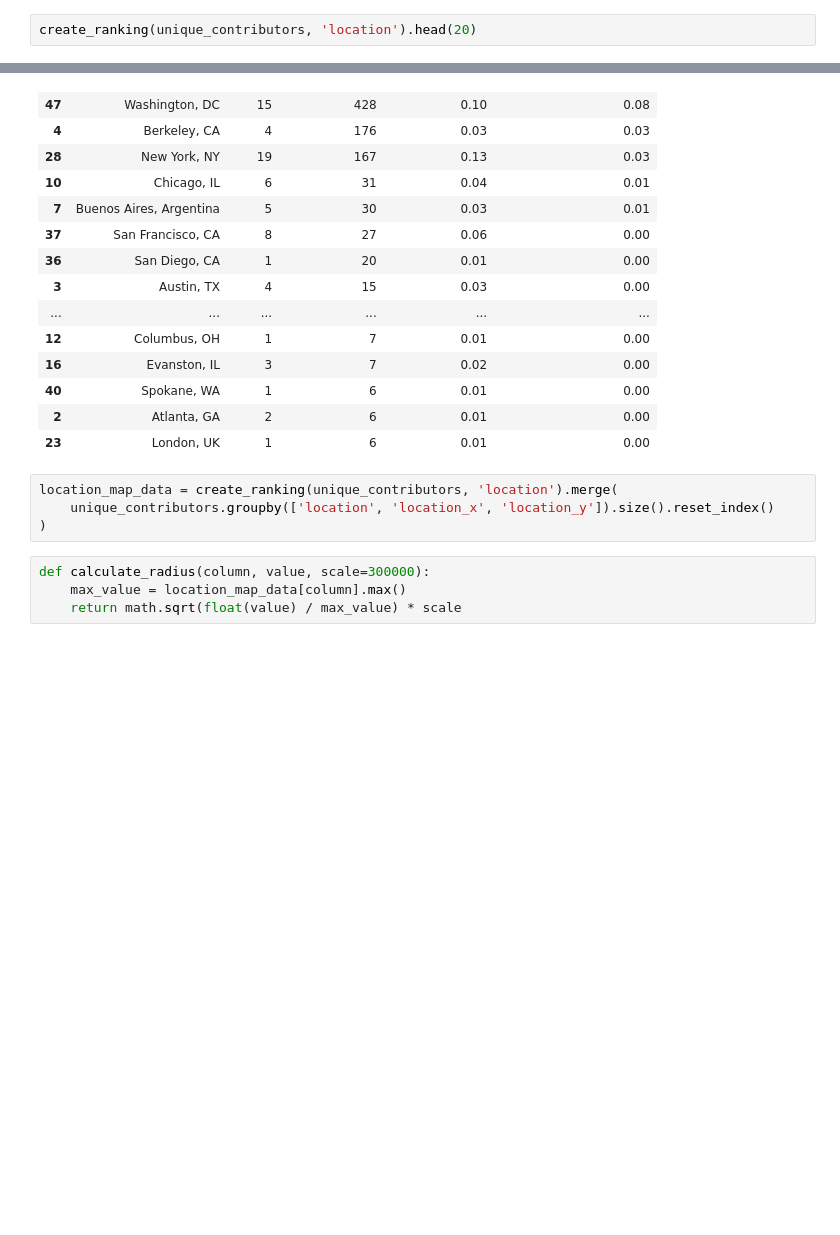
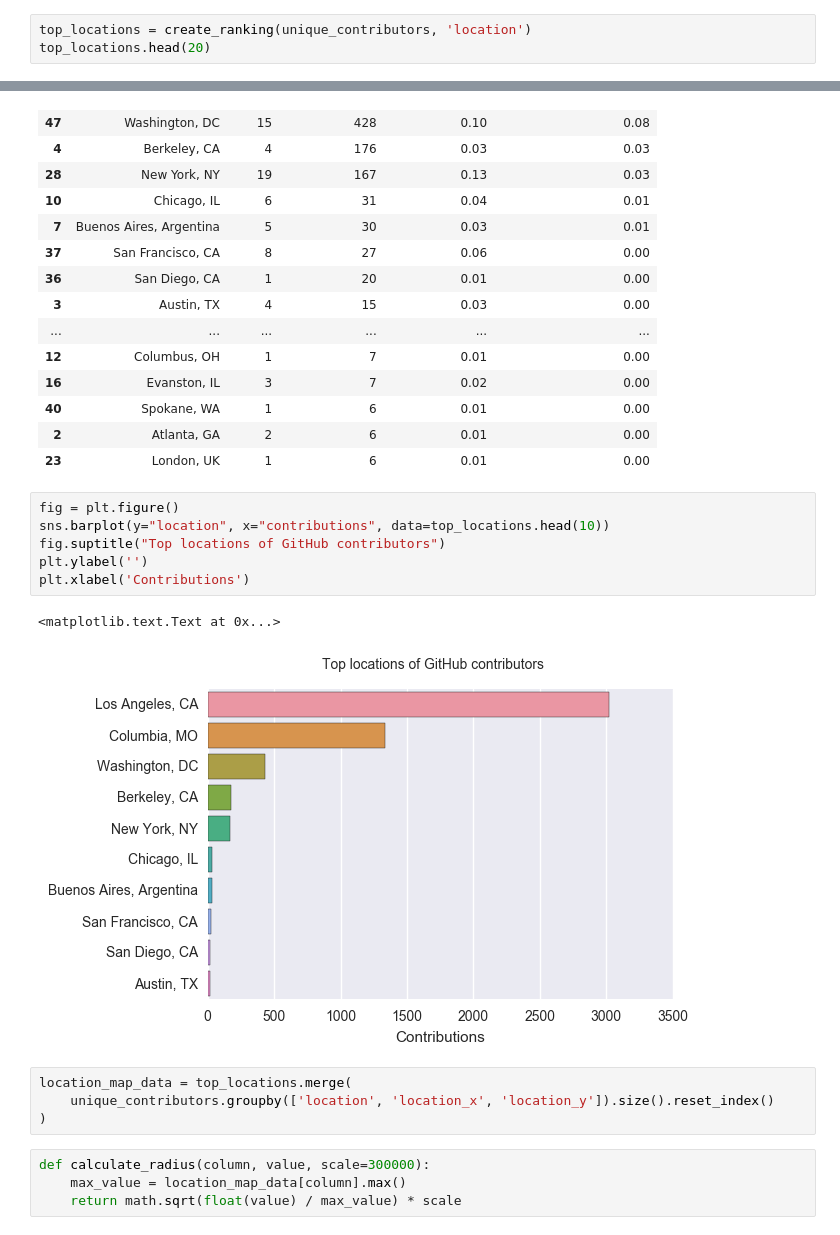
Before and after one commit to palewire/python-calaccess-notebooks, a Jupyter notebook: project-management/analyze-participants.ipynb, the cells around one changed output, grey strips where cells are left out. Drawn from its saved outputs; the diff is of its cells as text; blank space fills up the shorter version.

```diff
--- a/project-management/analyze-participants.ipynb
+++ b/project-management/analyze-participants.ipynb
@@ -118,5 +145,6 @@ create_ranking(unique_contributors, 'company').head(20)
 # %%
-create_ranking(unique_contributors, 'location').head(20)
+top_locations = create_ranking(unique_contributors, 'location')
+top_locations.head(20)
 # %% [output]
 |  | location | count | contributions | count_percent | contributions_percent |
 | 25 | Los Angeles, CA | 19 | 3023 | 0.13 | 0.56 |
@@ -135,8 +163,17 @@ create_ranking(unique_contributors, 'location').head(20)
 | 40 | Spokane, WA | 1 | 6 | 0.01 | 0.00 |
 | 2 | Atlanta, GA | 2 | 6 | 0.01 | 0.00 |
 | 23 | London, UK | 1 | 6 | 0.01 | 0.00 |
+# %%
+fig = plt.figure()
+sns.barplot(y="location", x="contributions", data=top_locations.head(10))
+fig.suptitle("Top locations of GitHub contributors")
+plt.ylabel('')
+plt.xlabel('Contributions')
+# %% [output]
+<matplotlib.text.Text at 0x...>
+[figure, added]
 # %%
-location_map_data = create_ranking(unique_contributors, 'location').merge(
+location_map_data = top_locations.merge(
     unique_contributors.groupby(['location', 'location_x', 'location_y']).size().reset_index()
 )
 # %%
```
Also changed, not shown: parts of 8 cells of this notebook, 1 other file.
